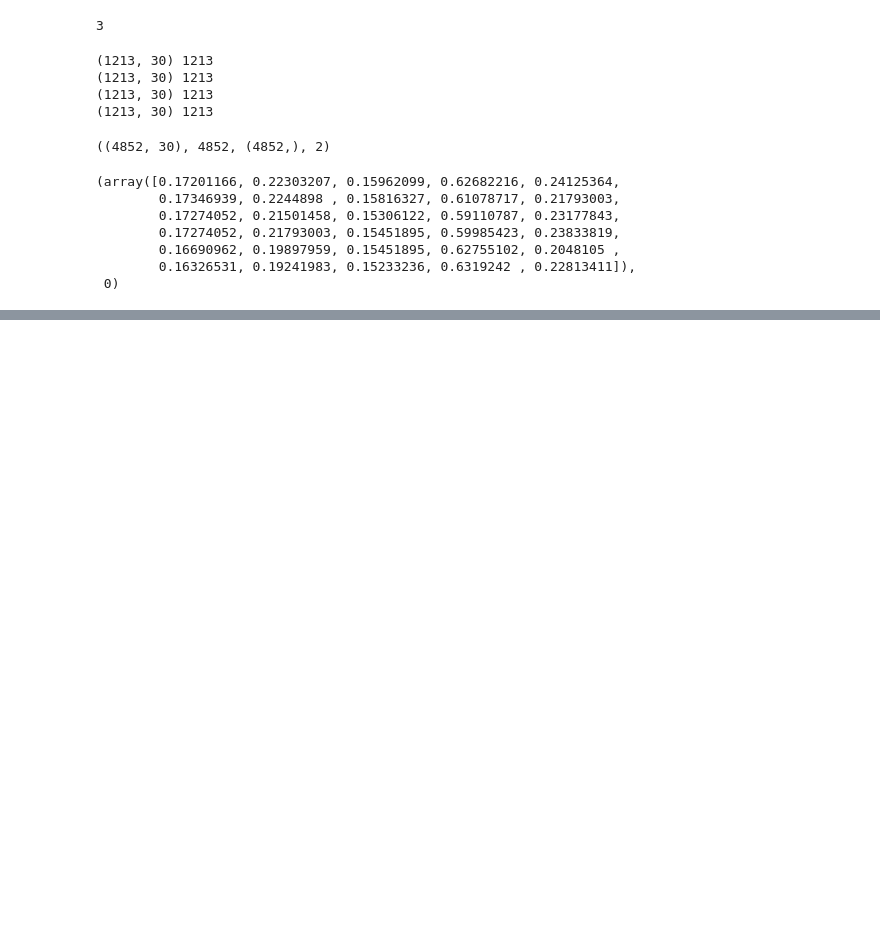
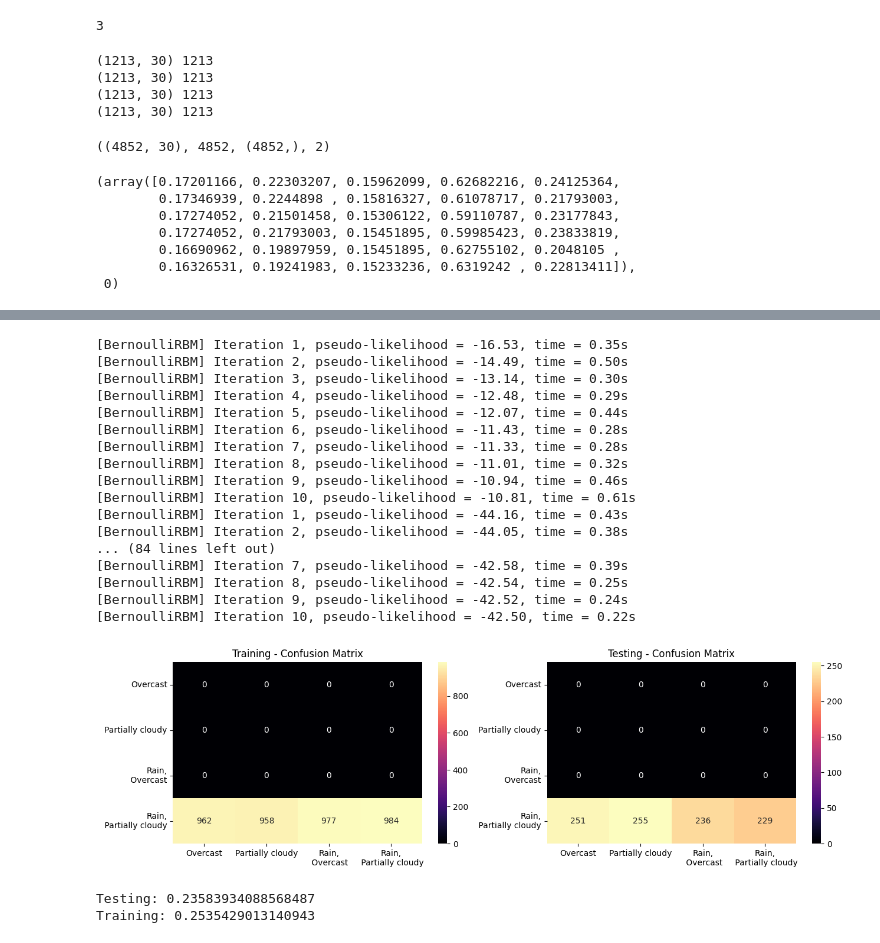
Before and after one commit to alaricespina/Thesis-Repository, a Jupyter notebook: Final Model Files/DBNImplementation.ipynb, the cells around one changed output, grey strips where cells are left out. Saved outputs shown, nothing was run; the diff lists cells and outputs as text; code cells hidden in the pictures; blank space fills up the shorter version.

```diff
--- a/Final Model Files/DBNImplementation.ipynb
+++ b/Final Model Files/DBNImplementation.ipynb
@@ -241 +235,66 @@ Testing: 0.90216271884655
 Training: 1.0
+# %%
+model = Pipeline(steps=[
+    ('rbm1', clone(rbm)),
+    ('rbm2', clone(rbm)),
+    ('rbm3', clone(rbm)),
+    ('rbm4', clone(rbm)),
+    ('rbm5', clone(rbm)),
+    ('rbm6', clone(rbm)),
+    ('rbm7', clone(rbm)),
+    ('rbm8', clone(rbm)),
+    ('rbm9', clone(rbm)),
+    ('rbm10', clone(rbm)),
+    ('rfc', clone(r_forest))
+    ])
+model.fit(X_train, Y_train)
+
+# Predict on training (for verification)
+Y_pred_train = model.predict(X_train)
+CM_train = confusion_matrix(Y_pred_train, Y_train)
+train_acc = accuracy_score(Y_train, Y_pred_train)
+
+# Testing Plot
+plt.figure(figsize=(15, 4))
+ax = plt.subplot(121)
+ax.set_title("Training - Confusion Matrix")
+sns.heatmap(CM_train, annot=True, cmap="magma", ax=ax, fmt='d')
+ax.xaxis.set_ticklabels(lm)
+ax.yaxis.set_ticklabels(lm)
+plt.yticks(rotation=0)
+
+# Predict on testing (for verification)
+Y_pred_test = model.predict(X_test)
+CM_test = confusion_matrix(Y_pred_test, Y_test)
+test_acc = accuracy_score(Y_test, Y_pred_test)
+
+ax2 = plt.subplot(122)
+ax2.set_title("Testing - Confusion Matrix")
+sns.heatmap(CM_test, annot=True, cmap="magma", ax=ax2, fmt='d')
+ax2.xaxis.set_ticklabels(lm)
+ax2.yaxis.set_ticklabels(lm)
+plt.yticks(rotation=0)
+
+plt.show()
+print(f"Testing: {test_acc} \nTraining: {train_acc}")
+# %% [output]
+[BernoulliRBM] Iteration 1, pseudo-likelihood = -16.53, time = 0.35s
+[BernoulliRBM] Iteration 2, pseudo-likelihood = -14.49, time = 0.50s
+[BernoulliRBM] Iteration 3, pseudo-likelihood = -13.14, time = 0.30s
+[BernoulliRBM] Iteration 4, pseudo-likelihood = -12.48, time = 0.29s
+[BernoulliRBM] Iteration 5, pseudo-likelihood = -12.07, time = 0.44s
+[BernoulliRBM] Iteration 6, pseudo-likelihood = -11.43, time = 0.28s
+[BernoulliRBM] Iteration 7, pseudo-likelihood = -11.33, time = 0.28s
+[BernoulliRBM] Iteration 8, pseudo-likelihood = -11.01, time = 0.32s
+[BernoulliRBM] Iteration 9, pseudo-likelihood = -10.94, time = 0.46s
+[BernoulliRBM] Iteration 10, pseudo-likelihood = -10.81, time = 0.61s
+[BernoulliRBM] Iteration 1, pseudo-likelihood = -44.16, time = 0.43s
+[BernoulliRBM] Iteration 2, pseudo-likelihood = -44.05, time = 0.38s
+... (84 lines left out)
+[BernoulliRBM] Iteration 7, pseudo-likelihood = -42.58, time = 0.39s
+[BernoulliRBM] Iteration 8, pseudo-likelihood = -42.54, time = 0.25s
+[BernoulliRBM] Iteration 9, pseudo-likelihood = -42.52, time = 0.24s
+[BernoulliRBM] Iteration 10, pseudo-likelihood = -42.50, time = 0.22s
+[figure, added]
+Testing: 0.23583934088568487
+Training: 0.2535429013140943
```
Also changed, not shown: parts of 4 cells of this notebook, 8 other files.
